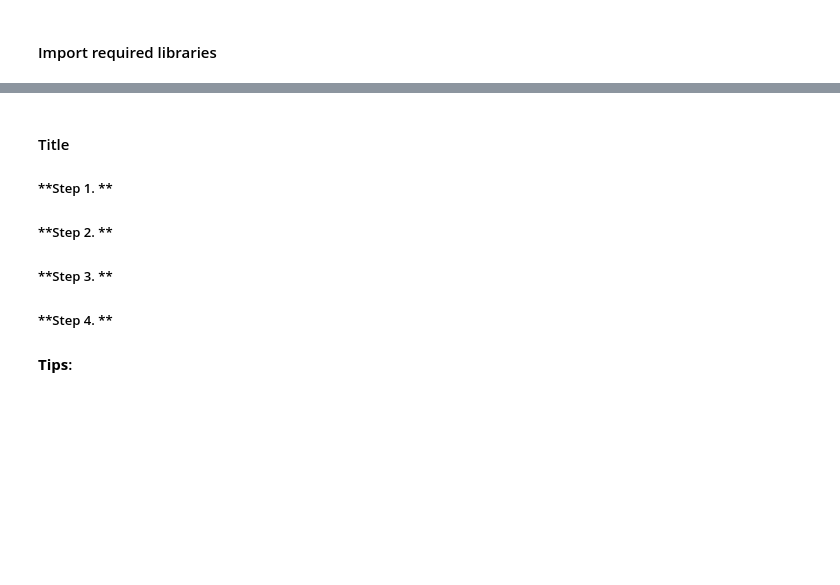
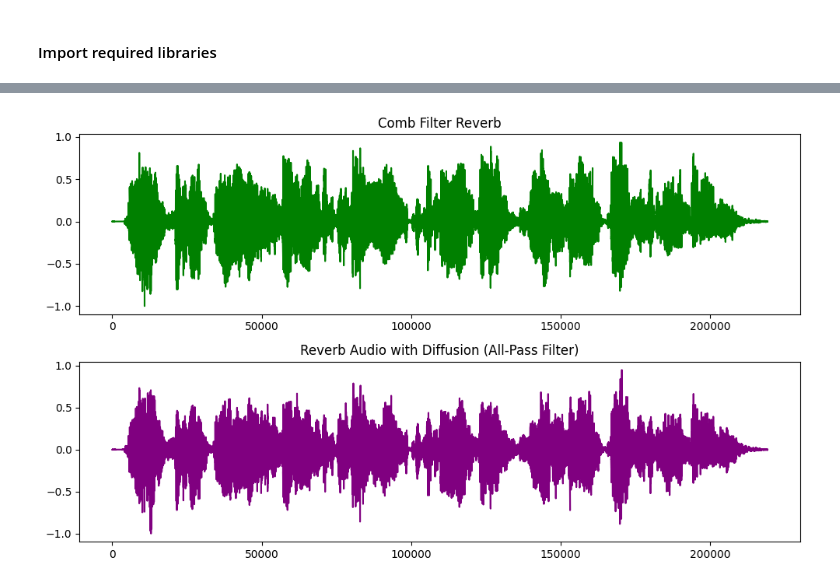
Before and after one commit to konstakostov/Encoding-and-processing-of-audio-information, a Jupyter notebook: lab_07/03.digital_reverberation.ipynb, the cells around one changed output, grey strips where cells are left out. Cells and saved outputs as stored; diff of their text form; code cells hidden in the pictures; blank space fills up the shorter version.

```diff
--- a/lab_07/03.digital_reverberation.ipynb
+++ b/lab_07/03.digital_reverberation.ipynb
@@ -44,16 +92,43 @@ from scipy.linalg import solve_toeplitz
-# %% [markdown]
-#### Title
-
-##### **Step 1. **
-
-
-##### **Step 2. **
-
-
-##### **Step 3. **
-
-
-##### **Step 4. **
-
-
-#### **Tips**:
+# %%
+# Load the audio file
+filename = 'audio_samples_07/FILE_NAME.wav'  # Replace with your .wav file
+sampling_rate, audio = wav.read(filename)
+
+# Ensure audio is mono
+if audio.ndim > 1:
+    audio = audio.mean(axis=1)
+
+# Normalize audio
+audio = audio / np.max(np.abs(audio))
+
+diffusion_delay = ?  # Delay in samples for diffusion
+diffusion_decay = ?  # Decay factor for all-pass filter
+
+# Create output array for diffused reverb effect
+diffused_audio = np.zeros(len(reverb_audio))
+
+# Apply all-pass filter for diffusion
+for i in range(len(reverb_audio)):
+    diffused_audio[i] = reverb_audio[i]
+    if i >= diffusion_delay:
+        diffused_audio[i] += diffusion_decay * diffused_audio[i - diffusion_delay] - diffusion_decay * reverb_audio[i]
+
+# Normalize output
+diffused_audio = diffused_audio / np.max(np.abs(diffused_audio))
+
+# Save and plot
+output_filename = 'diffused_reverb.wav'
+wav.write(output_filename, sampling_rate, (diffused_audio * 32767).astype(np.int16))
+
+# Plot original and diffused signals
+plt.figure(figsize=(10, 6))
+plt.subplot(2, 1, 1)
+plt.plot(reverb_audio, color="green")
+plt.title('Comb Filter Reverb')
+plt.subplot(2, 1, 2)
+plt.plot(diffused_audio, color="purple")
+plt.title('Reverb Audio with Diffusion (All-Pass Filter)')
+plt.tight_layout()
+plt.show()
+# %% [output]
+[figure, added]
```
Also changed, not shown: parts of 4 cells of this notebook, 3 other files.
